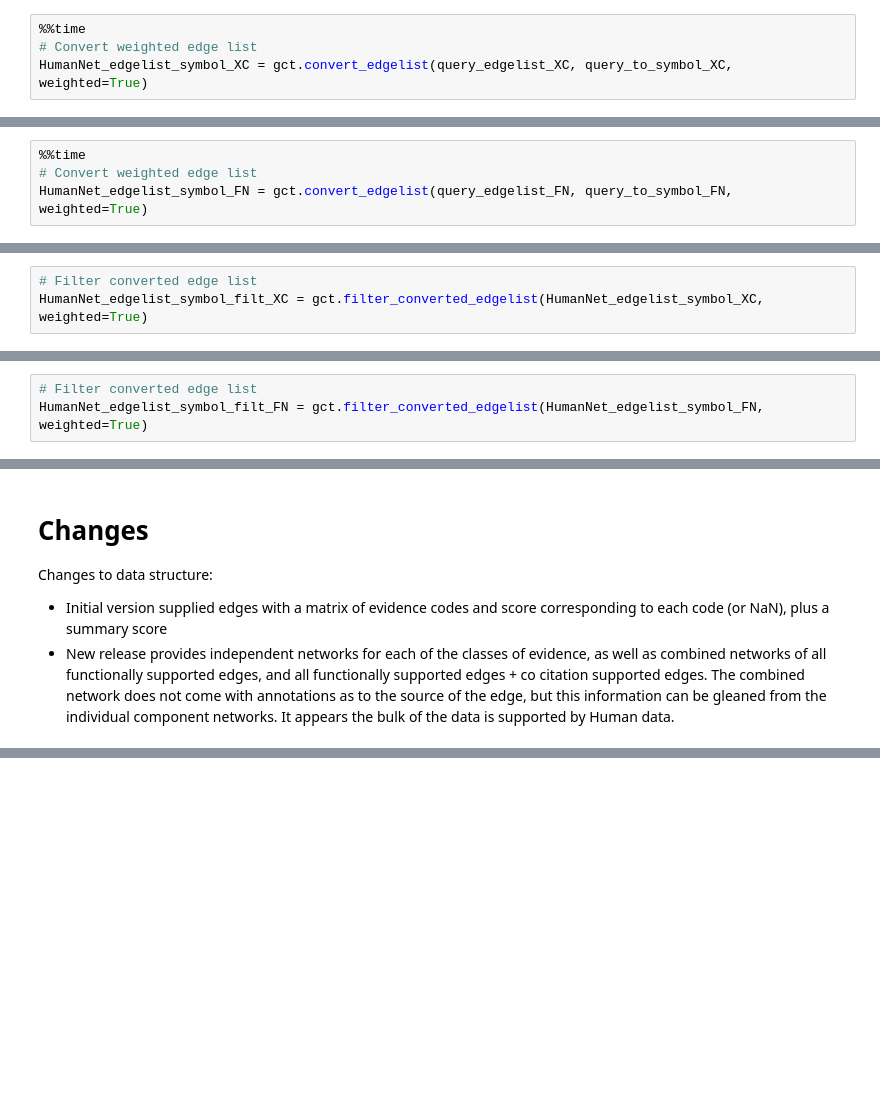
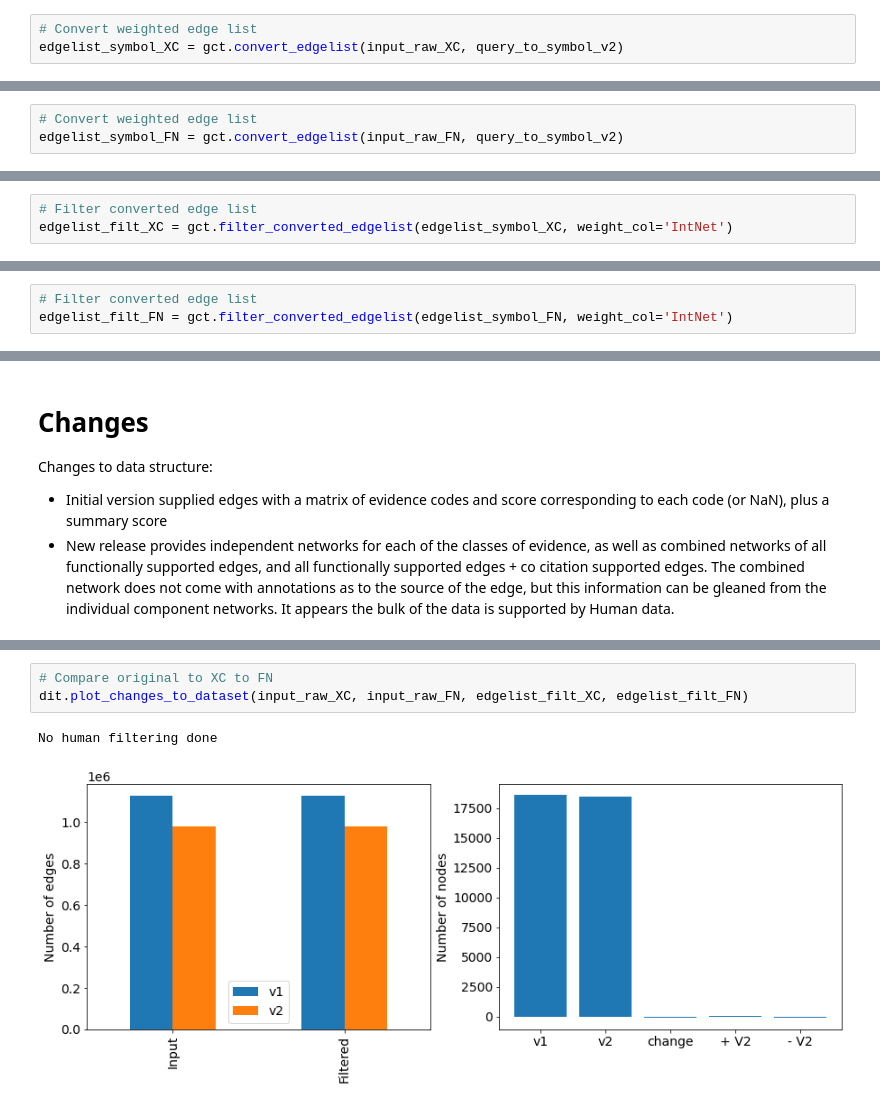
Before and after one commit to sarah-n-wright/Network_Evaluation_Tools, a Jupyter notebook: Network Processing Notebooks/HumanNet Processing.ipynb, the cells around one changed output, grey strips where cells are left out. Cells and saved outputs as stored; diff of their text form; blank space fills up the shorter version.

```diff
--- a/Network Processing Notebooks/HumanNet Processing.ipynb
+++ b/Network Processing Notebooks/HumanNet Processing.ipynb
@@ -116,7 +75,6 @@ Query mapping table/dictionary construction complete: 2.94 seconds
 # %% [markdown]
 ## Construct Converted Network
 # %%
-%%time
 # Convert weighted edge list
-HumanNet_edgelist_symbol_XC = gct.convert_edgelist(query_edgelist_XC, query_to_symbol_XC, weighted=True)
+edgelist_symbol_XC = gct.convert_edgelist(input_raw_XC, query_to_symbol_v2)
 # %% [output]
@@ -125,5 +83,4 @@ Wall time: 645 ms
 # %%
-%%time
 # Convert weighted edge list
-HumanNet_edgelist_symbol_FN = gct.convert_edgelist(query_edgelist_FN, query_to_symbol_FN, weighted=True)
+edgelist_symbol_FN = gct.convert_edgelist(input_raw_FN, query_to_symbol_v2)
 # %% [output]
@@ -132,6 +89,6 @@ Wall time: 551 ms
 # %%
 # Filter converted edge list
-HumanNet_edgelist_symbol_filt_XC = gct.filter_converted_edgelist(HumanNet_edgelist_symbol_XC, weighted=True)
+edgelist_filt_XC = gct.filter_converted_edgelist(edgelist_symbol_XC, weight_col='IntNet')
 # %% [output]
 1125494 input edges
 1 self-edges removed
@@ -142,6 +99,6 @@ Edge list filtered: 3.73 seconds
 # %%
 # Filter converted edge list
-HumanNet_edgelist_symbol_filt_FN = gct.filter_converted_edgelist(HumanNet_edgelist_symbol_FN, weighted=True)
+edgelist_filt_FN = gct.filter_converted_edgelist(edgelist_symbol_FN, weight_col='IntNet')
 # %% [output]
 977495 input edges
 1 self-edges removed
@@ -316,0 +242,6 @@ fig, axes = summarize_changes("HumanNet", "_FN","_XC")
+# %%
+# Compare original to XC to FN
+dit.plot_changes_to_dataset(input_raw_XC, input_raw_FN, edgelist_filt_XC, edgelist_filt_FN)
+# %% [output]
+No human filtering done
+[figure, added]
```
Also changed, not shown: parts of 46 cells of this notebook.
